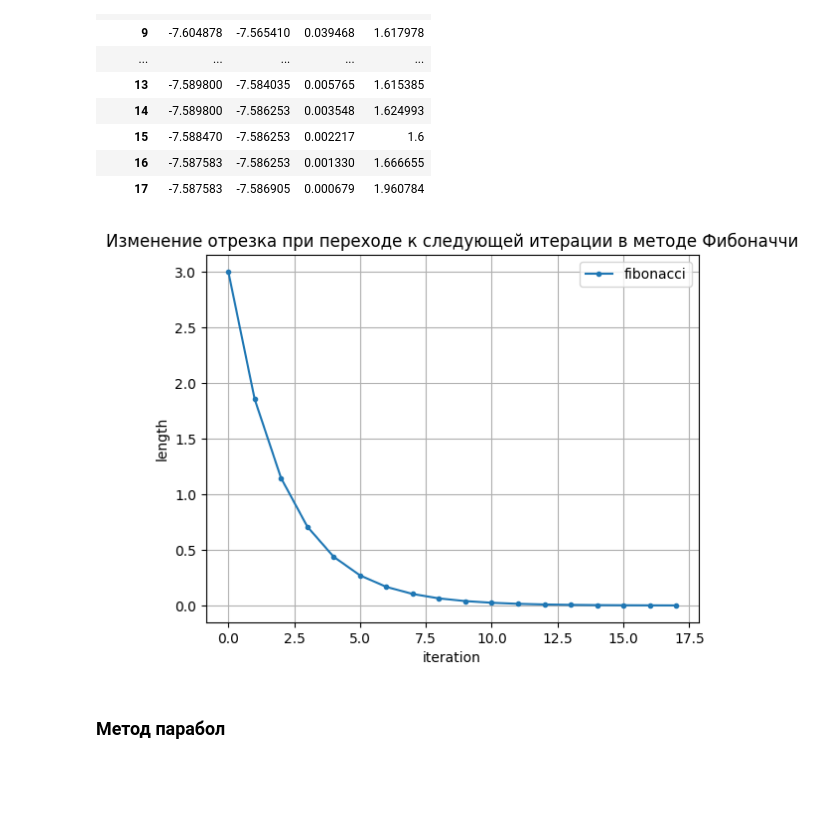
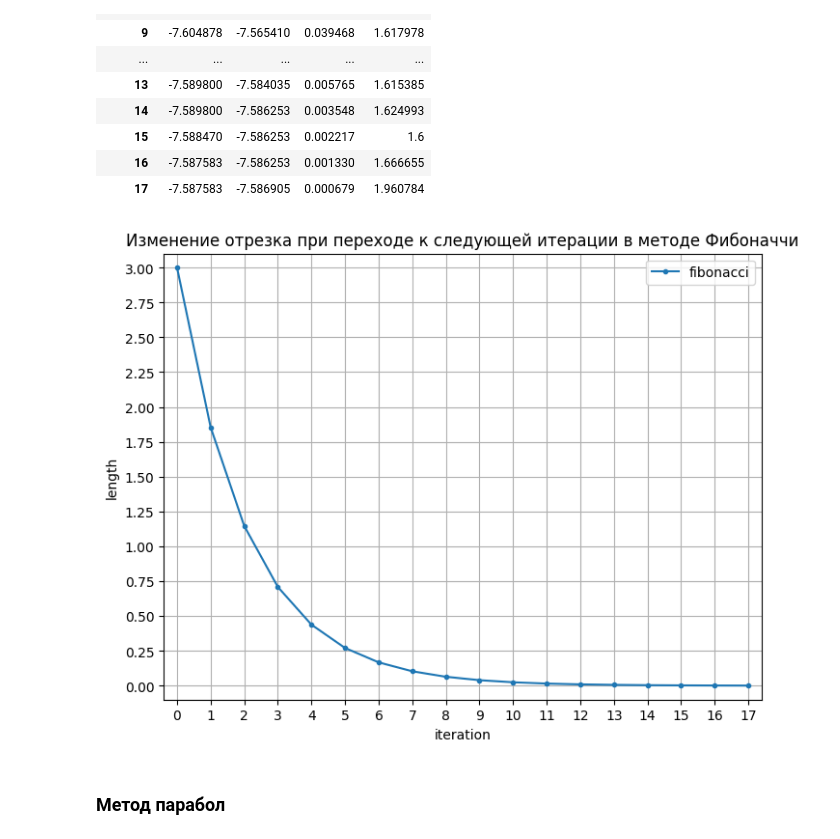
Before and after one commit to alexmoroz002/Appl-Math, a Jupyter notebook: lab-2_am.ipynb, the cells around one changed output. Drawn from its saved outputs; the diff is of its cells as text; code cells hidden in the pictures; blank space fills up the shorter version.

```diff
--- a/lab-2_am.ipynb
+++ b/lab-2_am.ipynb
@@ -208,7 +209,7 @@ plt.show()
 # %% [markdown]
 ### Метод дихотомии
 # %%
-def dichotomy(f, a, b, eps):
+def dichotomy_method(f, a, b, eps):
     right = b
     left = a
     delta = eps / 2
@@ -230,7 +231,7 @@ def dichotomy(f, a, b, eps):
         segments.loc[len(segments)] = [left, right, right - left, segments.iloc[-1]["length"] / (right - left)]
     return (right + left) / 2, calls, segments
 # %%
-minimum, calls, dichotomy_segments = dichotomy(function, a, b, eps)
+minimum, calls, dichotomy_segments = dichotomy_method(function, a, b, eps)
 print(minimum, calls)
 print(abs(real_min - minimum))
 dichotomy_segments
@@ -265,7 +279,7 @@ plt.show()
 # %% [markdown]
 ### Метод золотого сечения
 # %%
-def golden_ratio(f, a, b, eps):
+def golden_method(f, a, b, eps):
     right = b
     left = a
     phi = (1 + np.sqrt(5)) / 2
@@ -295,7 +309,7 @@ def golden_ratio(f, a, b, eps):
         segments.loc[len(segments)] = [left, right, right - left, segments.iloc[-1]["length"] / (right - left)]
     return (x1 + x2) / 2, calls, segments
 # %%
-minimum, calls, golden_segments = golden_ratio(function, a, b, eps)
+minimum, calls, golden_segments = golden_method(function, a, b, eps)
 print(minimum, calls)
 print(abs(real_min - minimum))
 golden_segments
@@ -404,15 +427,24 @@ fibonacci_segments
 | 16 | -7.587583 | -7.586253 | 0.001330 | 1.666655 |
 | 17 | -7.587583 | -7.586905 | 0.000679 | 1.960784 |
 # %%
-plt.plot(fibonacci_segments.index, fibonacci_segments["length"], label="fibonacci", marker='.')
-plt.title("Изменение отрезка при переходе к следующей итерации в методе Фибоначчи")
-plt.ylabel("length")
-plt.xlabel("iteration")
-plt.legend()
-plt.grid()
+fig, ax = plt.subplots(figsize=(8, 6))
+ax.plot(fibonacci_segments.index, fibonacci_segments["length"], label="fibonacci", marker='.')
+ax.set_title("Изменение отрезка при переходе к следующей итерации в методе Фибоначчи")
+ax.set_xlabel("iteration")
+ax.set_ylabel("length")
+ax.legend()
+
+ax.set_xlim((-0.4, 17.4))
+ax.set_ylim((-0.1, 3.1))
+
+ax.xaxis.set_major_locator(MultipleLocator(1))
+ax.yaxis.set_major_locator(MultipleLocator(0.25))
+
+ax.grid(which='major', linestyle='-')
+
 plt.show()
 # %% [output]
-[figure, old version]
+[figure, new version]
 # %% [markdown]
 ### Метод парабол
 # %%
```
Also changed, not shown: parts of 18 cells of this notebook.
